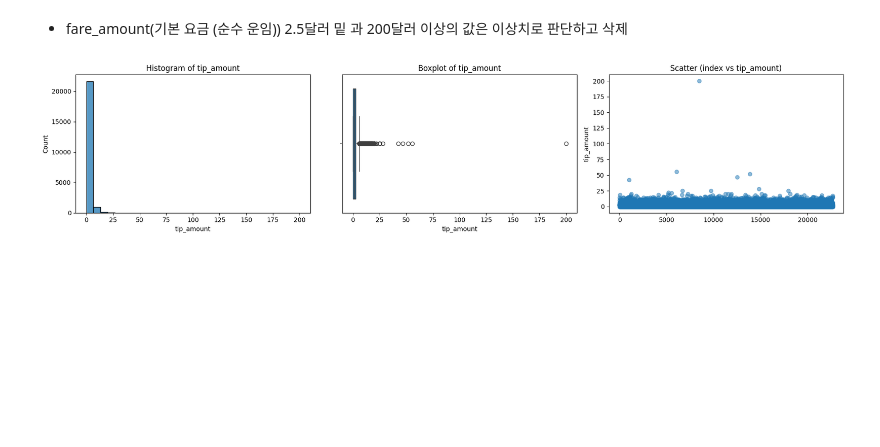
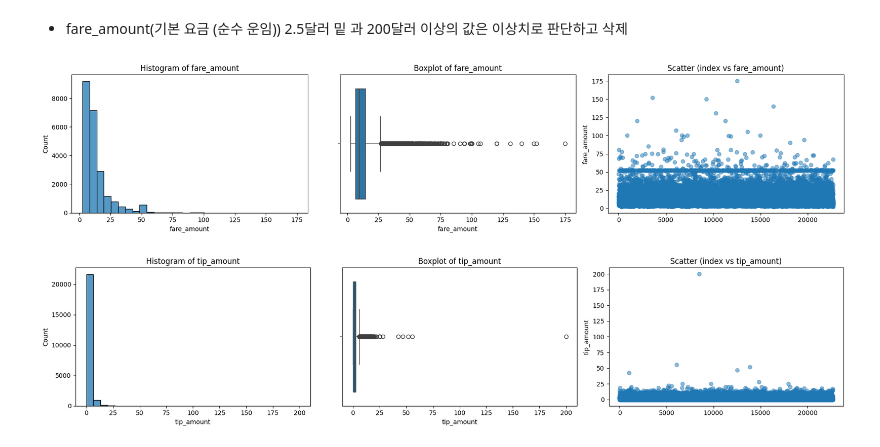
Before and after one commit to HJM3805/DA5_JM, a Jupyter notebook: Trip_Project.ipynb, the cells around one changed output. Cells and saved outputs as stored; diff of their text form; code cells hidden in the pictures; blank space fills up the shorter version.

```diff
--- a/Trip_Project.ipynb
+++ b/Trip_Project.ipynb
@@ -303,8 +323,11 @@ Name: fare_amount, dtype: float64
 # %%
 df_clean.drop(
     df_clean[(df_clean['fare_amount'] < 2.5) | (df_clean['fare_amount'] >= 200)].index,
     inplace=True
 )
+plot_eda_triplet(df_clean, 'fare_amount')
+# %% [output]
+[figure, added]
 # %%
 plot_eda_triplet(df, 'tip_amount')
 df['tip_amount'].sort_values()
```
Also changed, not shown: parts of 5 cells of this notebook.
